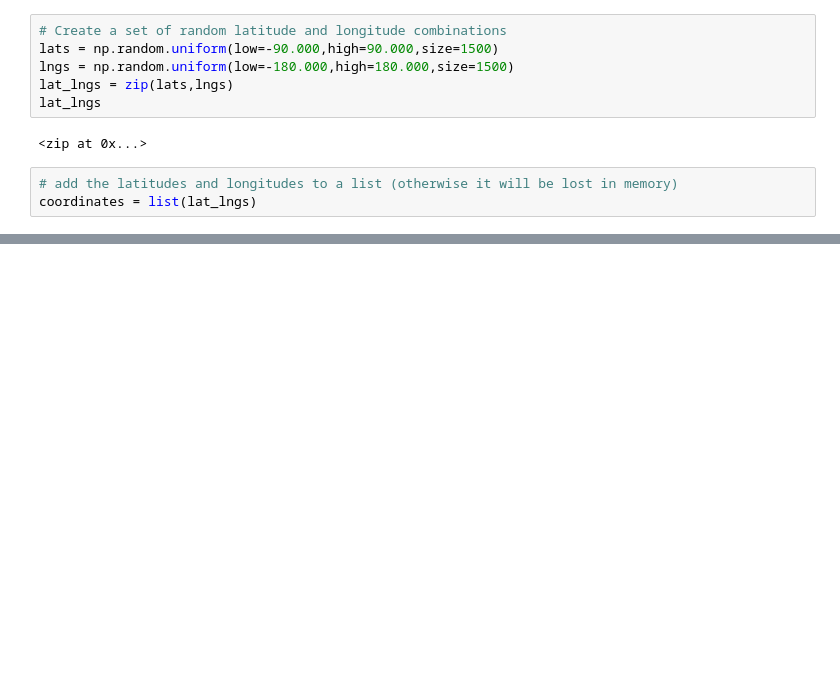
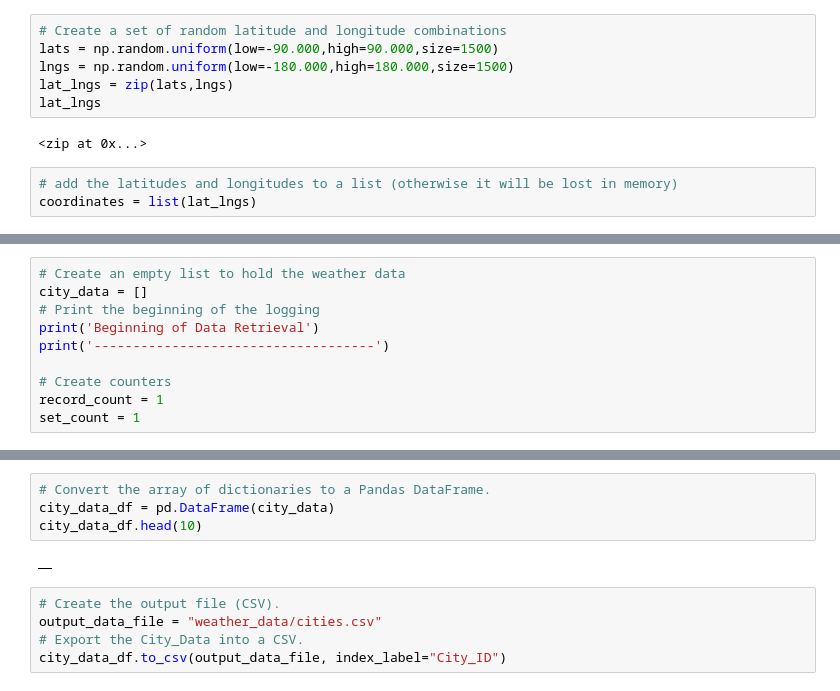
Before and after one commit to jillibus/World_Weather_Analysis, a Jupyter notebook: WeatherPy.ipynb, the cells around one changed output, grey strips where cells are left out. Drawn from its saved outputs; the diff is of its cells as text; blank space fills up the shorter version.

```diff
--- a/WeatherPy.ipynb
+++ b/WeatherPy.ipynb
@@ -54,0 +125,10 @@ len(cities)
+# %%
+# Create an empty list to hold the weather data
+city_data = []
+# Print the beginning of the logging
+print('Beginning of Data Retrieval')
+print('------------------------------------')
+
+# Create counters
+record_count = 1
+set_count = 1
@@ -54,0 +216,11 @@ len(cities)
+# %%
+# Convert the array of dictionaries to a Pandas DataFrame.
+city_data_df = pd.DataFrame(city_data)
+city_data_df.head(10)
+# %% [output]
+|  |
+# %%
+# Create the output file (CSV).
+output_data_file = "weather_data/cities.csv"
+# Export the City_Data into a CSV.
+city_data_df.to_csv(output_data_file, index_label="City_ID")
```
Also changed, not shown: parts of 10 cells of this notebook.
